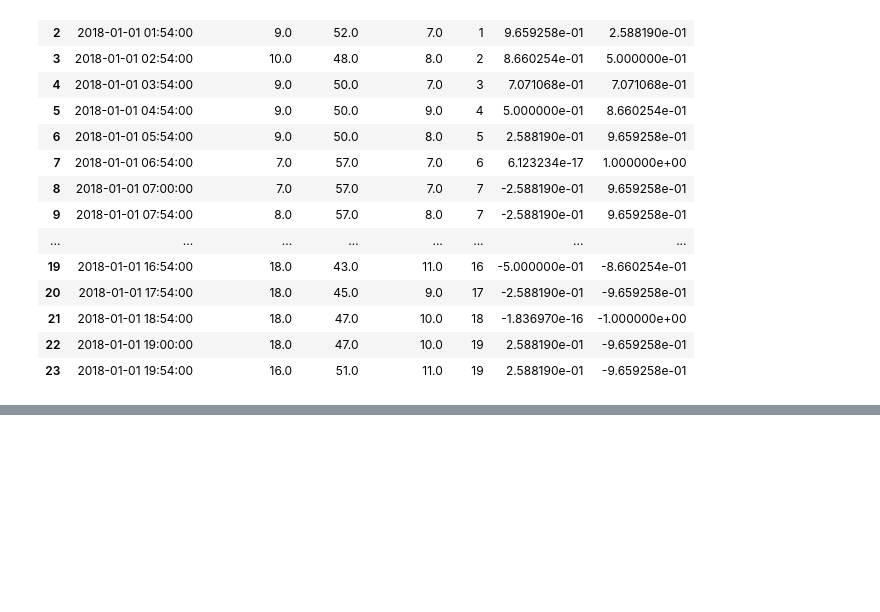
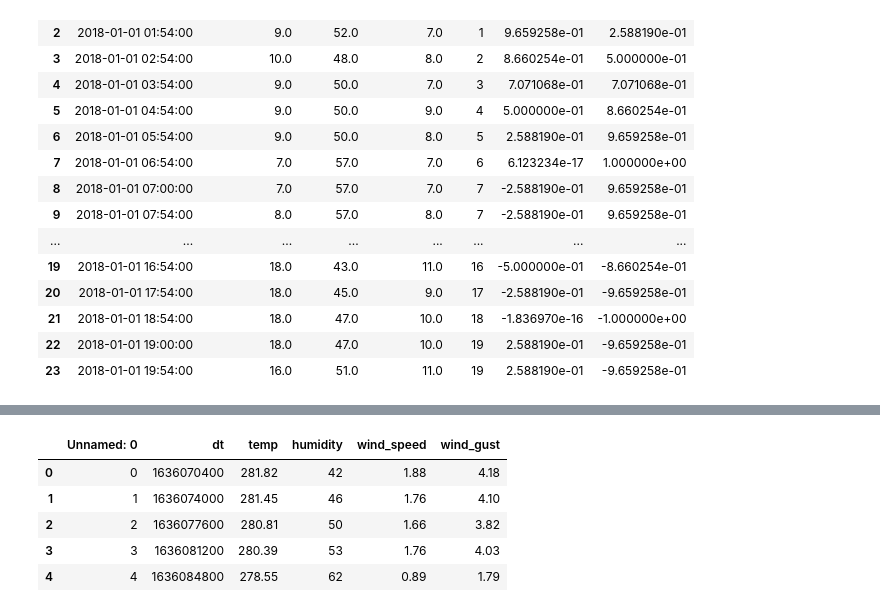
Before and after one commit to Capstone-Projects-2021-Fall/project-teams-better-weather, a Jupyter notebook: prediction/WeatherLSTM.ipynb, the cells around one changed output, grey strips where cells are left out. Cells and saved outputs as stored; diff of their text form; code cells hidden in the pictures; blank space fills up the shorter version.

```diff
--- a/prediction/WeatherLSTM.ipynb
+++ b/prediction/WeatherLSTM.ipynb
@@ -340,0 +370,11 @@ plt.show()
+# %%
+temp = pd.read_csv("test.csv")
+# %%
+temp.head()
+# %% [output]
+|  | Unnamed: 0 | dt | temp | humidity | wind_speed | wind_gust |
+| 0 | 0 | 1636070400 | 281.82 | 42 | 1.88 | 4.18 |
+| 1 | 1 | 1636074000 | 281.45 | 46 | 1.76 | 4.10 |
+| 2 | 2 | 1636077600 | 280.81 | 50 | 1.66 | 3.82 |
+| 3 | 3 | 1636081200 | 280.39 | 53 | 1.76 | 4.03 |
+| 4 | 4 | 1636084800 | 278.55 | 62 | 0.89 | 1.79 |
```
Also changed, not shown: parts of 32 cells of this notebook, 9 other files.
